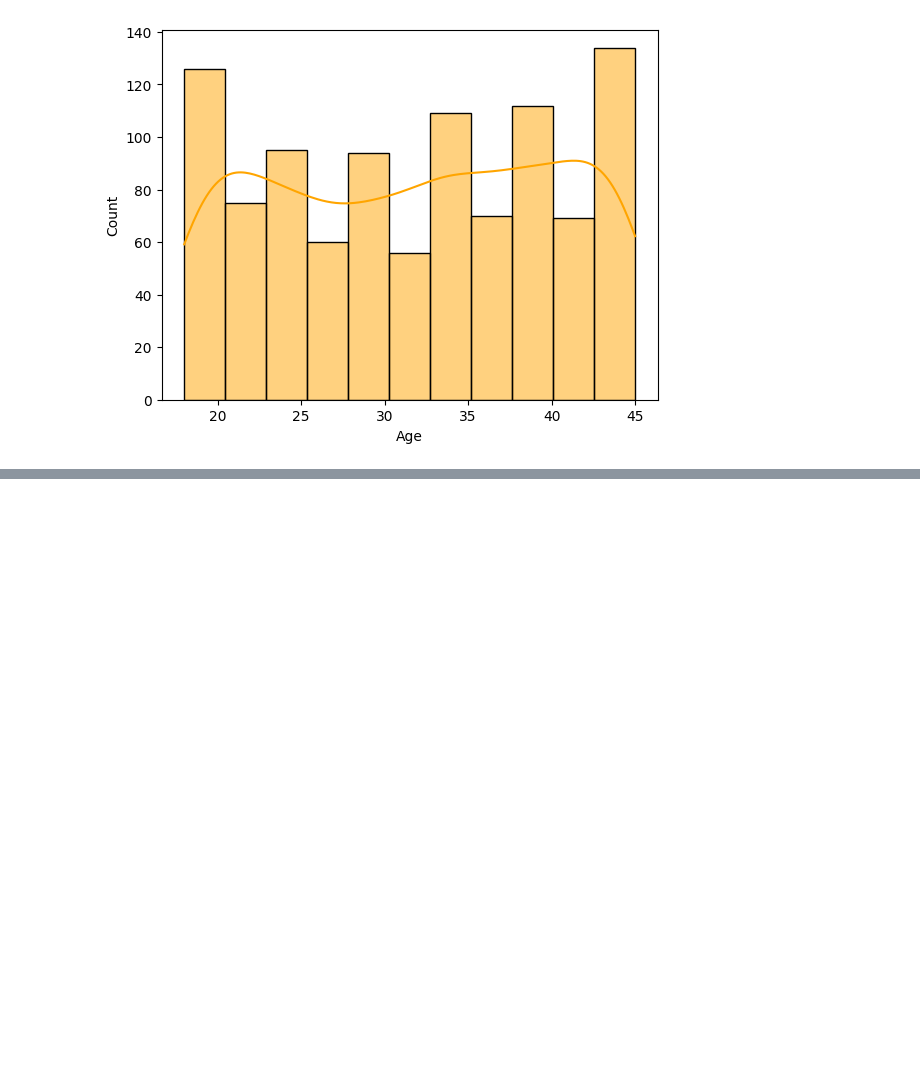
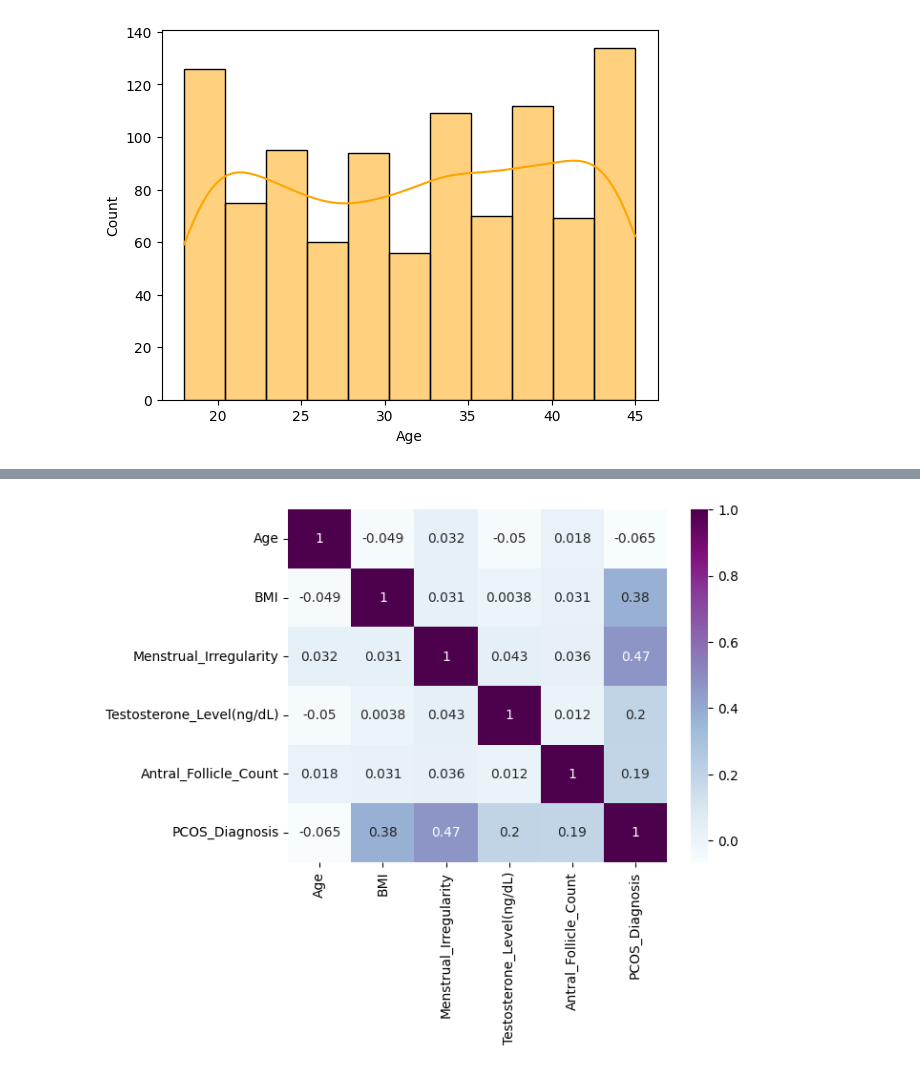
Before and after one commit to Indranil-123/Machine_learning-Projects, a Jupyter notebook: pcos-prediction-ml-dl.ipynb, the cells around one changed output, grey strips where cells are left out. Drawn from its saved outputs; the diff is of its cells as text; code cells hidden in the pictures; blank space fills up the shorter version.

```diff
--- a/pcos-prediction-ml-dl.ipynb
+++ b/pcos-prediction-ml-dl.ipynb
@@ -84,0 +92,8 @@ plt.show()
+# %%
+#correlation check
+
+corr = df.corr()
+sns.heatmap(corr,annot=True,cmap='BuPu')
+plt.show()
+# %% [output]
+[figure, added]
```
Also changed, not shown: parts of 23 cells of this notebook.
